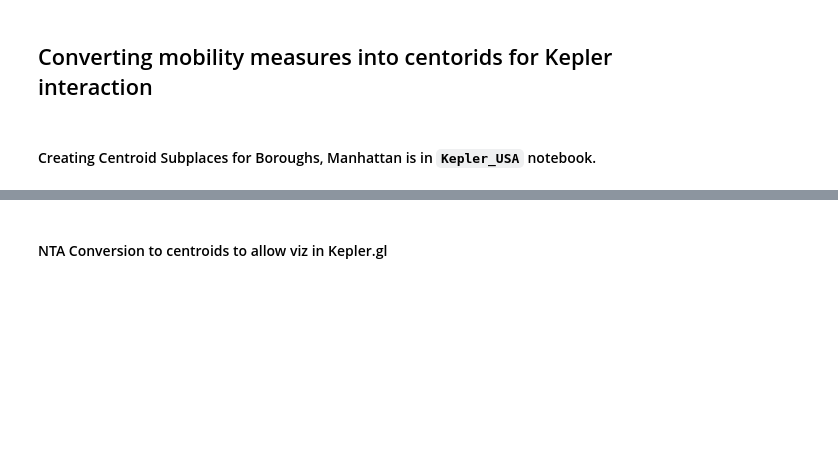
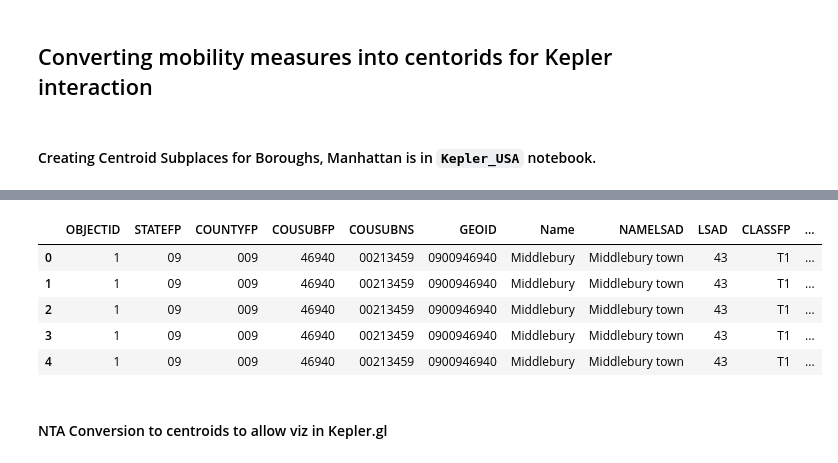
Before and after one commit to stevennac3/rp-covid-migration, a Jupyter notebook: notebooks/Viz/Kepler_subplace_NTAs.ipynb, the cells around one changed output, grey strips where cells are left out. Saved outputs shown, nothing was run; the diff lists cells and outputs as text; code cells hidden in the pictures; blank space fills up the shorter version.

```diff
--- a/notebooks/Viz/Kepler_subplace_NTAs.ipynb
+++ b/notebooks/Viz/Kepler_subplace_NTAs.ipynb
@@ -30,11 +37,13 @@ bk_df = pd.read_csv(r'data/dest_bkxsubpl_daily_01-09-2020.csv')
 bx_df = pd.read_csv(r'data/dest_bxxsubpl_daily_01-09-2020.csv')
 qn_df = pd.read_csv(r'data/dest_qnxsubpl_daily_01-09-2020.csv')
 si_df = pd.read_csv(r'data/dest_sixsubpl_daily_01-09-2020.csv')
+mn_df = pd.read_csv(r'data/dest_mnxsubpl_daily_01-09-2020.csv')
 decimals = 0
 brooklyn = 'brooklyn'
 bronx = 'bronx'
 queens = 'queens'
 staten = 'staten'
+manhattan = 'manhattan'
 def clean_counties(df, county):
     # alter file, convert geoid field to string
     df = df.rename(columns={'dest_subpl':'id'})
@@ -63,8 +72,16 @@ def clean_counties(df, county):
 # %%
 clean_counties(bk_df, brooklyn)
 clean_counties(bx_df, bronx)
 clean_counties(qn_df, queens)
 clean_counties(si_df, staten)
+clean_counties(mn_df, manhattan)
+# %% [output]
+|  | OBJECTID | STATEFP | COUNTYFP | COUSUBFP | COUSUBNS | GEOID | Name | NAMELSAD | LSAD | CLASSFP | ... |
+| 0 | 1 | 09 | 009 | 46940 | 00213459 | 0900946940 | Middlebury | Middlebury town | 43 | T1 | ... |
+| 1 | 1 | 09 | 009 | 46940 | 00213459 | 0900946940 | Middlebury | Middlebury town | 43 | T1 | ... |
+| 2 | 1 | 09 | 009 | 46940 | 00213459 | 0900946940 | Middlebury | Middlebury town | 43 | T1 | ... |
+| 3 | 1 | 09 | 009 | 46940 | 00213459 | 0900946940 | Middlebury | Middlebury town | 43 | T1 | ... |
+| 4 | 1 | 09 | 009 | 46940 | 00213459 | 0900946940 | Middlebury | Middlebury town | 43 | T1 | ... |
 # %% [markdown]
 #### NTA Conversion to centroids to allow viz in Kepler.gl
 # %%
```
Also changed, not shown: parts of 9 cells of this notebook, 12 other files.
